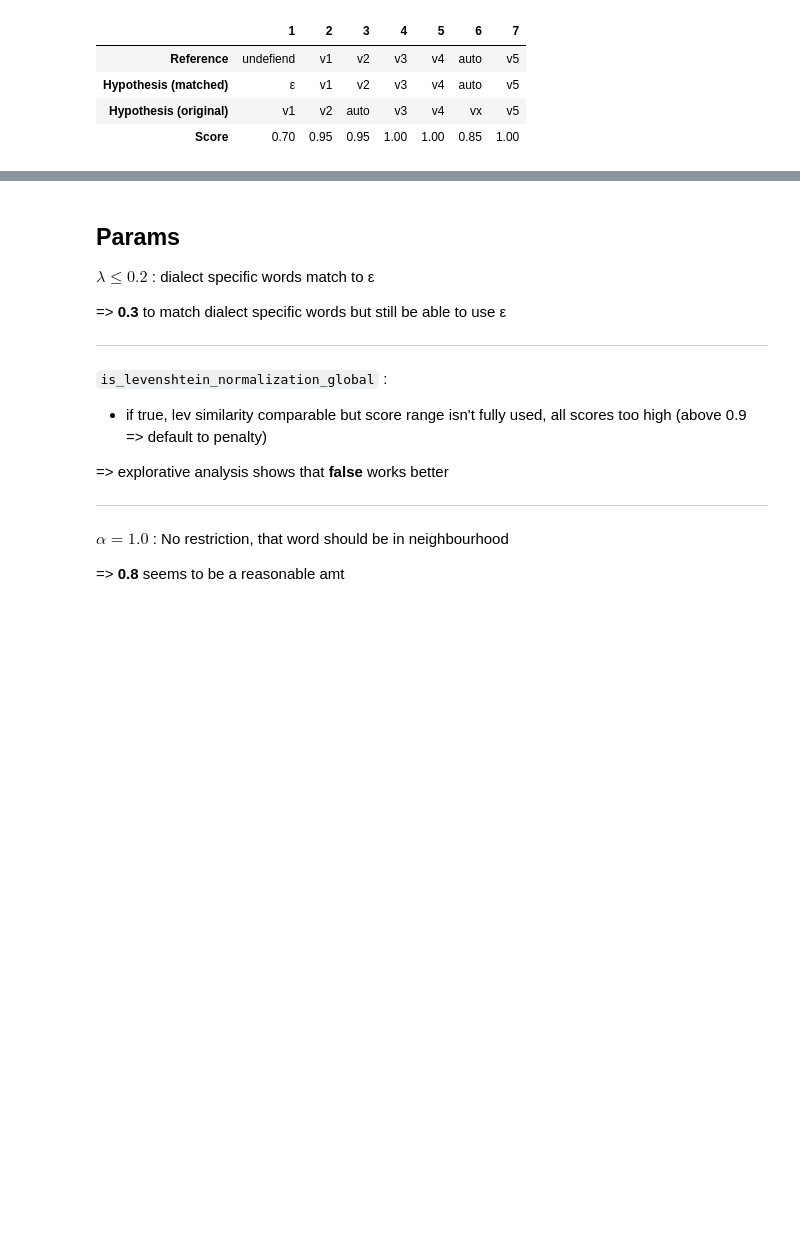
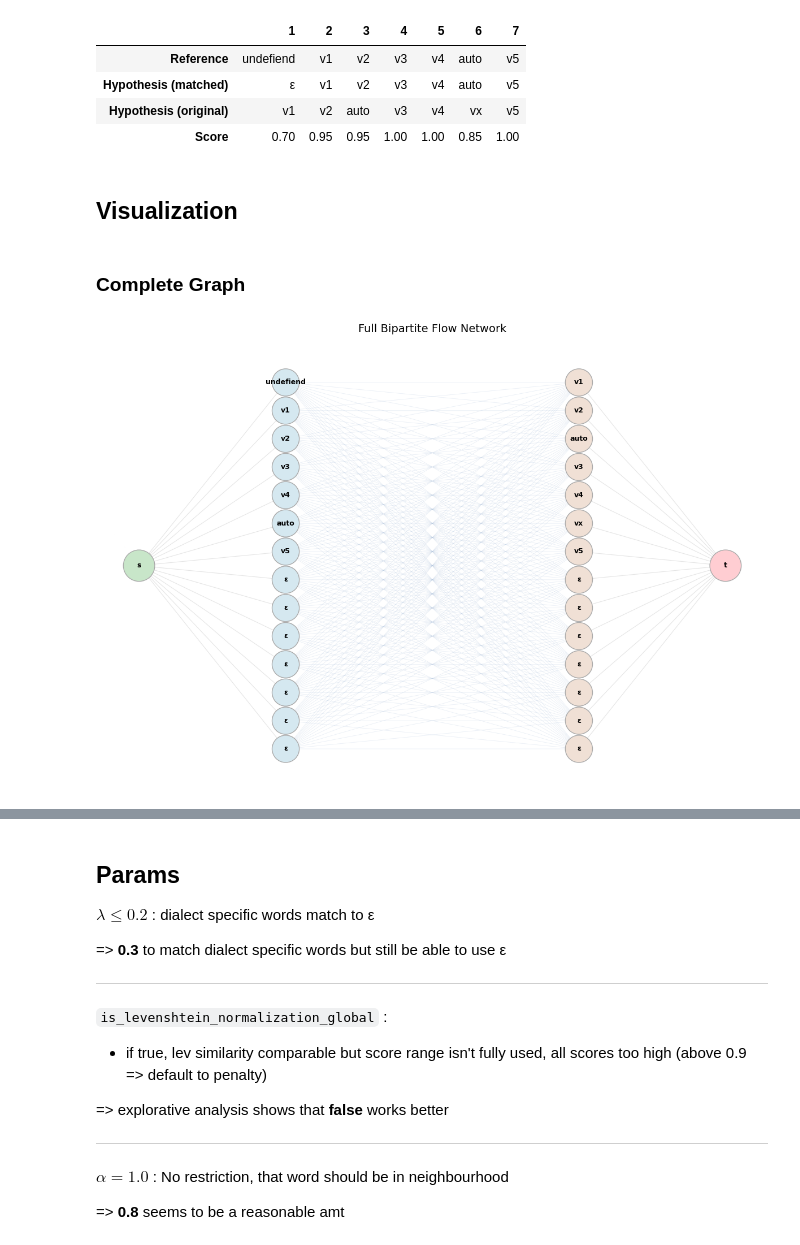
Before and after one commit to michamettler/BA-FS26_ciel_Mettler_Dialektanalyse, a Jupyter notebook: scripts/bipartite-matching.ipynb, the cells around one changed output, grey strips where cells are left out. Drawn from its saved outputs; the diff is of its cells as text; code cells hidden in the pictures; blank space fills up the shorter version.

```diff
--- a/scripts/bipartite-matching.ipynb
+++ b/scripts/bipartite-matching.ipynb
@@ -101,3 +101,18 @@ Hypothesis: v1 v2 AUTO v3 v4 vx v5
 | Hypothesis (matched) | ε | v1 | v2 | v3 | v4 | auto | v5 |
 | Hypothesis (original) | v1 | v2 | auto | v3 | v4 | vx | v5 |
 | Score | 0.70 | 0.95 | 0.95 | 1.00 | 1.00 | 0.85 | 1.00 |
+# %% [markdown]
+## Visualization
+# %% [markdown]
+### Complete Graph
+# %%
+import sys
+sys.path.insert(0, "util")
+
+import plot_helpers
+importlib.reload(plot_helpers)
+
+from plot_helpers import plot_bipartite_graph_full
+plot_bipartite_graph_full(G)
+# %% [output]
+[figure, added]
```
Also changed, not shown: parts of 2 cells of this notebook, 2 other files.
